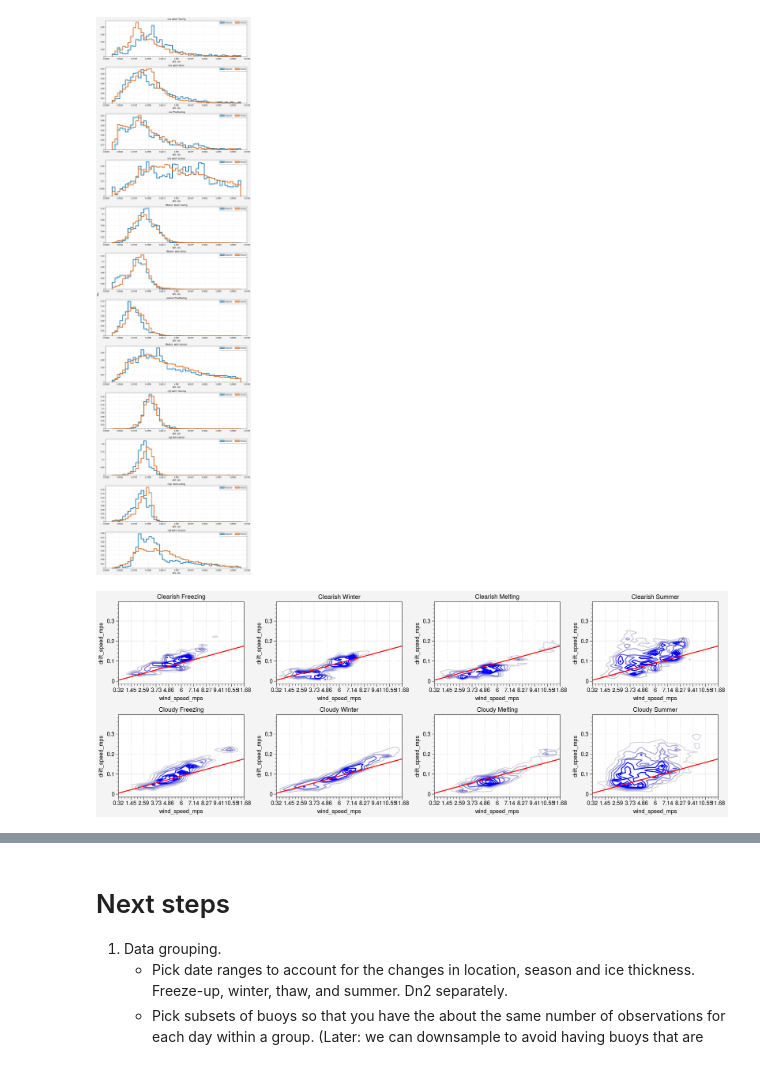
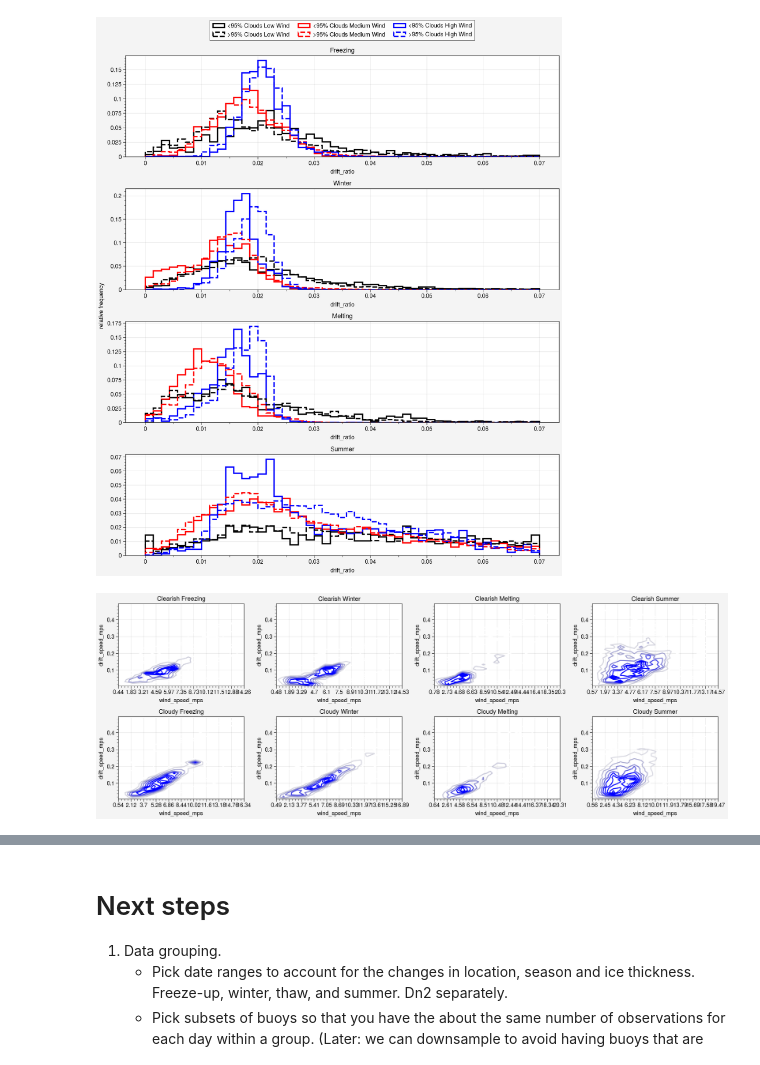
Before and after one commit to awang343/uncertainty-quantification-sea-ice, a Jupyter notebook: notebooks/Joint Distribution Analysis.ipynb, the cells around one changed output, grey strips where cells are left out. Drawn from its saved outputs; the diff is of its cells as text; code cells hidden in the pictures.

```diff
--- a/notebooks/Joint Distribution Analysis.ipynb
+++ b/notebooks/Joint Distribution Analysis.ipynb
@@ -101,7 +101,13 @@ def summaryStats(groups, columns, categories):
         summaries.append(pd.DataFrame(summary, index=[str(group[0])]))
     return pd.concat(summaries, axis=0).reset_index(drop=True)
 # %%
-def makeHist(df, var, *, categories, overlays, num_bins, lims=[]):
+colors = ["black", "red", "blue"]
+def nextColor():
+    i = 0
+    while True:
+        yield colors[i%len(colors)]
+        i+=1
+def makeHist(df, var, *, categories, overlays, num_bins, tick_size=0.01, lims=[]):
     if len(lims) != 2:
         lims = [0, df[var].max()]
     bins = np.linspace(*lims, num_bins)
@@ -117,16 +123,31 @@ def makeHist(df, var, *, categories, overlays, num_bins, lims=[]):
         group_name, group_data = group
 
         overlay_groups = group_data.groupby(overlay_cats)
+        color_dict = {}
+        color_gen = nextColor()
         for overlay_group_name, overlay_group_data in overlay_groups:
+            if overlay_group_name[0] == 0:
+                ls = "-"
+            else:
+                ls = "--"
+            if overlay_group_name[1:] not in color_dict:
+                color_dict[overlay_group_name[1:]] = next(color_gen)
+            color = color_dict[overlay_group_name[1:]]
+
             overlay_identifier = " ".join([overlays[key][idx] for key, idx in zip(overlay_cats, overlay_group_name)])
             ax[i].hist(overlay_group_data[var],
                        bins=bins,
                        label=overlay_identifier,
-                       histtype="step", lw=3,
-                       weights=np.ones(len(overlay_group_data)) / len(overlay_group_data))
+                       histtype="step", lw=2, ls=ls,
+                       #alpha=0.3,
+                       color=color,
+                       weights=np.ones(len(overlay_group_data[var])) / len(overlay_group_data[var]))
         ax_identifier = " ".join([categories[key][idx] for key, idx in zip(main_cats, group_name)])
-        ax[i].format(title=ax_identifier, xlocator="linear", xlabel=f"{var}", ylabel="freq")
-        ax[i].legend()
+        ax[i].format(title=ax_identifier,
+                     xlocator=np.arange(lims[0],lims[1],tick_size),
+                     xminorlocator=np.arange(lims[0],lims[1],tick_size/2),
+                     xlabel=f"{var}", ylabel="relative frequency")
+    ax[0].legend(loc="lower center", bbox_to_anchor=(0,1.15,1,0.2))
 # %%
 season_ranges = [
     (pd.to_datetime("2019-09-01"), pd.to_datetime("2019-11-30")),
@@ -139,7 +160,7 @@ cloud_ranges = [(0,95), (95, 101)]
 
 seasons = ["Freezing", "Winter", "Melting", "Summer"]
 wind_levels = ["Low Wind", "Medium Wind", "High Wind"]
-cloud_covers = ["Clearish", "Cloudy"]
+cloud_covers = ["<95% Clouds", ">95% Clouds"]
 
 meta = buoy_metadata()
 valid_buoys = meta[meta["Interp"]==True]
@@ -154,8 +175,8 @@ for buoy in dn1_buoys:
     data = parseData(buoy).set_index("datetime")
     for i, r in enumerate(season_ranges):
         num_obs = len(data[r[0]:r[1]])
-        if num_obs < 1000:
-            data.drop(index=data[r[0]:r[1]].index)
+        if num_obs < season_data_cutoffs[i]:
+            data = data.drop(index=data[r[0]:r[1]].index)
     buoy_data_list.append(data)
 df = pd.concat(buoy_data_list)
 df = df.reset_index()
@@ -165,17 +186,17 @@ df = varClassifier(df, "total_cloud_cover", "cloud_cover", cloud_ranges)
 df = varClassifier(df, "wind_speed_mps", "wind_level", wind_ranges)
 # %%
 makeHist(df, "drift_ratio",
-         categories = {"season": seasons, "wind_level": wind_levels},
-         overlays = {"cloud_cover": cloud_covers},
+         categories = {"season": seasons},
+         overlays = {"cloud_cover": cloud_covers, "wind_level": wind_levels},
          num_bins=50, lims=[0,0.07])
 # %% [output]
-[figure, old version]
+[figure, new version]
 # %%
 binned = plotJoint(df, "wind_speed_mps", "drift_speed_mps",
                    categories = {"cloud_cover": cloud_covers, "season": seasons},
-                   bins=[20,40], xlims=[0,12], ylims=[0,0.4])
+                   bins=[20,40], ylims=[0,0.5])
 # %% [output]
-[figure, old version]
+[figure, new version]
 # %%
 print(summaryStats(df, ["drift_ratio"], ["cloud_cover", "season", "wind_level"]))
 # %% [output]
```
Also changed, not shown: parts of 4 cells of this notebook.
